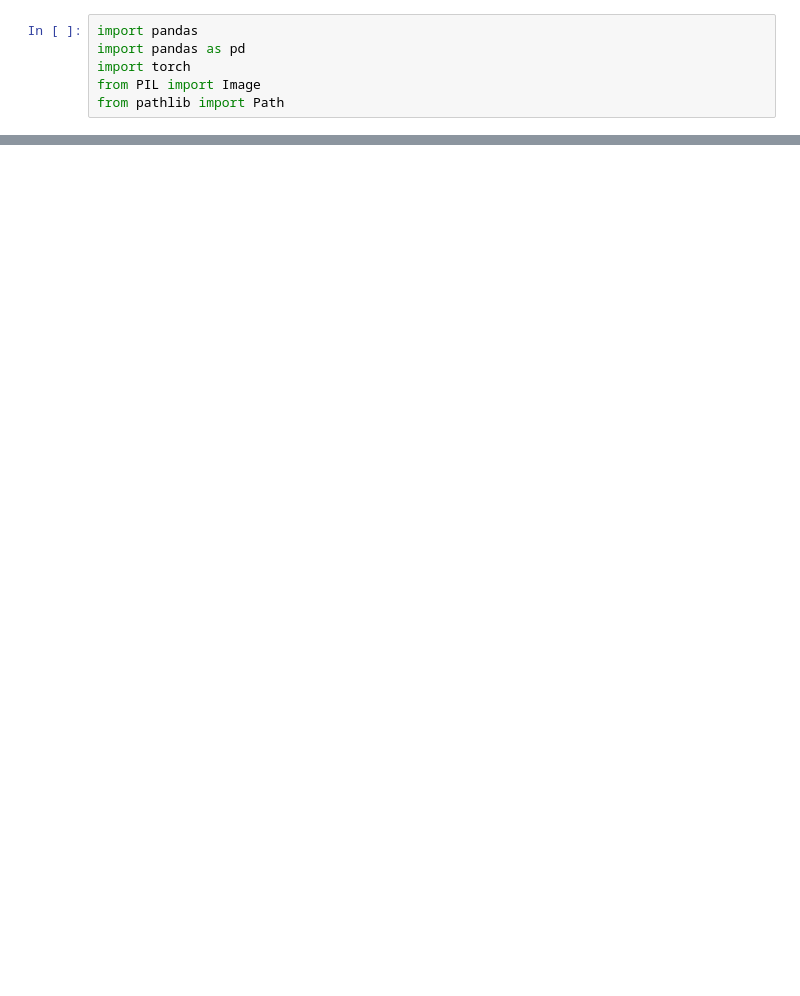
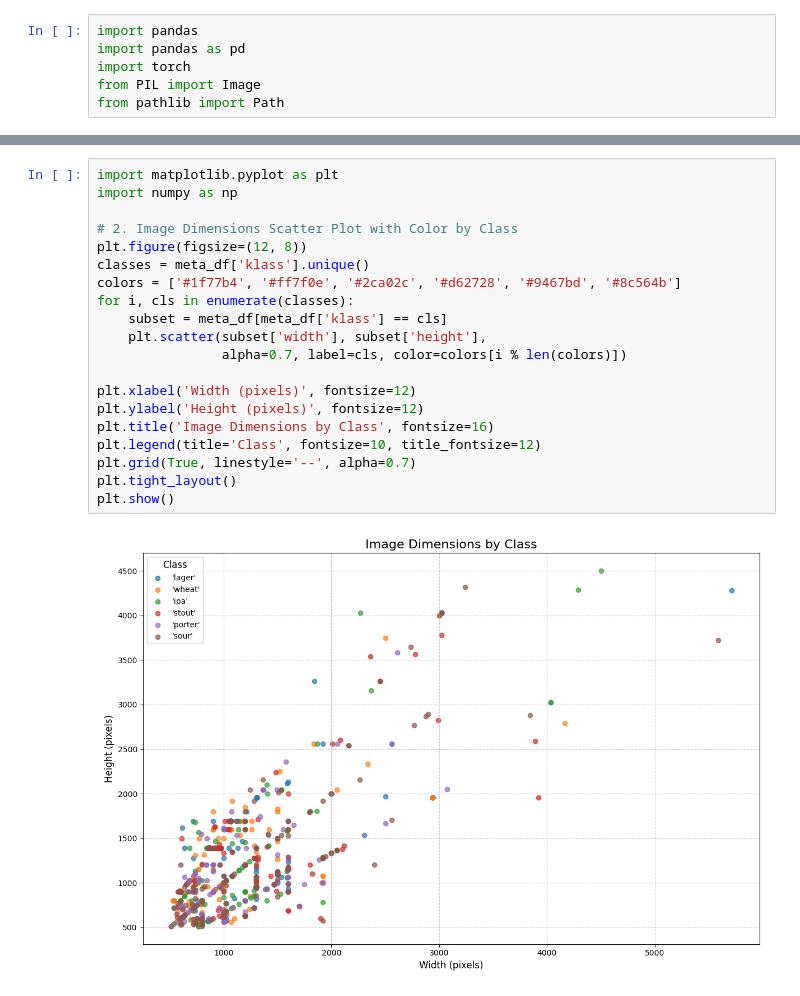
Before and after one commit to synthco/Neural-Beer, a Jupyter notebook: Lab_1.ipynb, the cells around one changed output, grey strips where cells are left out. Saved outputs shown, nothing was run; the diff lists cells and outputs as text; blank space fills up the shorter version.

```diff
--- a/Lab_1.ipynb
+++ b/Lab_1.ipynb
@@ -24,0 +203,22 @@ meta_df
+# %%
+import matplotlib.pyplot as plt
+import numpy as np
+
+# 2. Image Dimensions Scatter Plot with Color by Class
+plt.figure(figsize=(12, 8))
+classes = meta_df['klass'].unique()
+colors = ['#1f77b4', '#ff7f0e', '#2ca02c', '#d62728', '#9467bd', '#8c564b']
+for i, cls in enumerate(classes):
+    subset = meta_df[meta_df['klass'] == cls]
+    plt.scatter(subset['width'], subset['height'],
+                alpha=0.7, label=cls, color=colors[i % len(colors)])
+
+plt.xlabel('Width (pixels)', fontsize=12)
+plt.ylabel('Height (pixels)', fontsize=12)
+plt.title('Image Dimensions by Class', fontsize=16)
+plt.legend(title='Class', fontsize=10, title_fontsize=12)
+plt.grid(True, linestyle='--', alpha=0.7)
+plt.tight_layout()
+plt.show()
+# %% [output]
+[figure, added]
```
Also changed, not shown: parts of 6 cells of this notebook.
